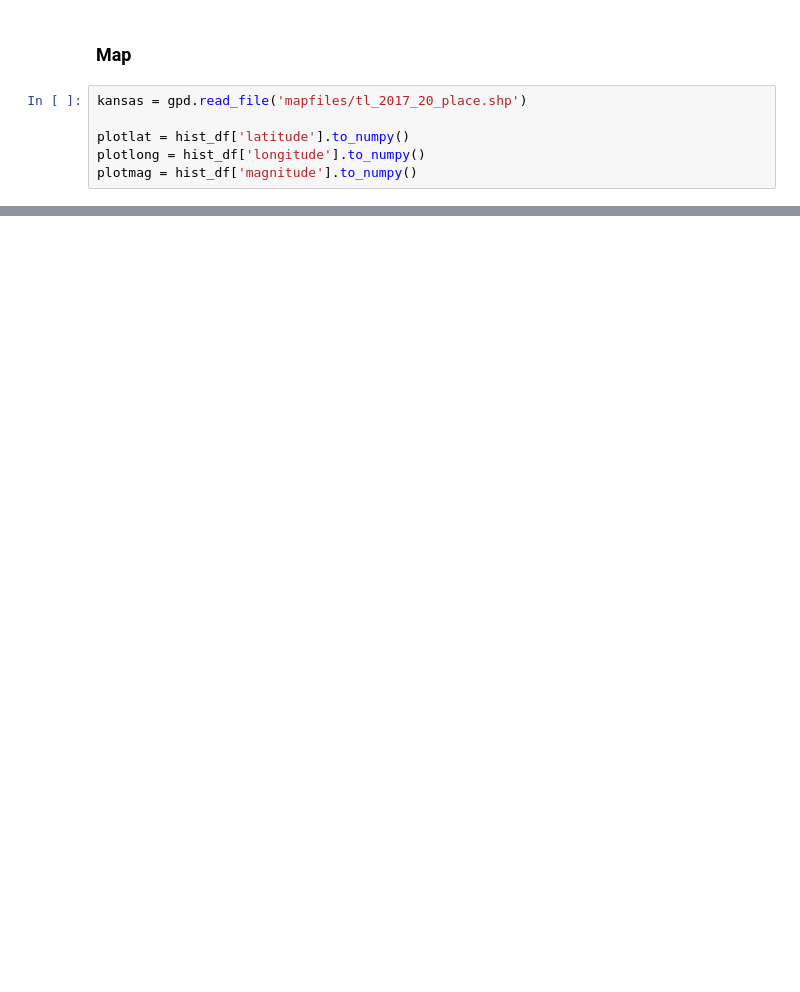
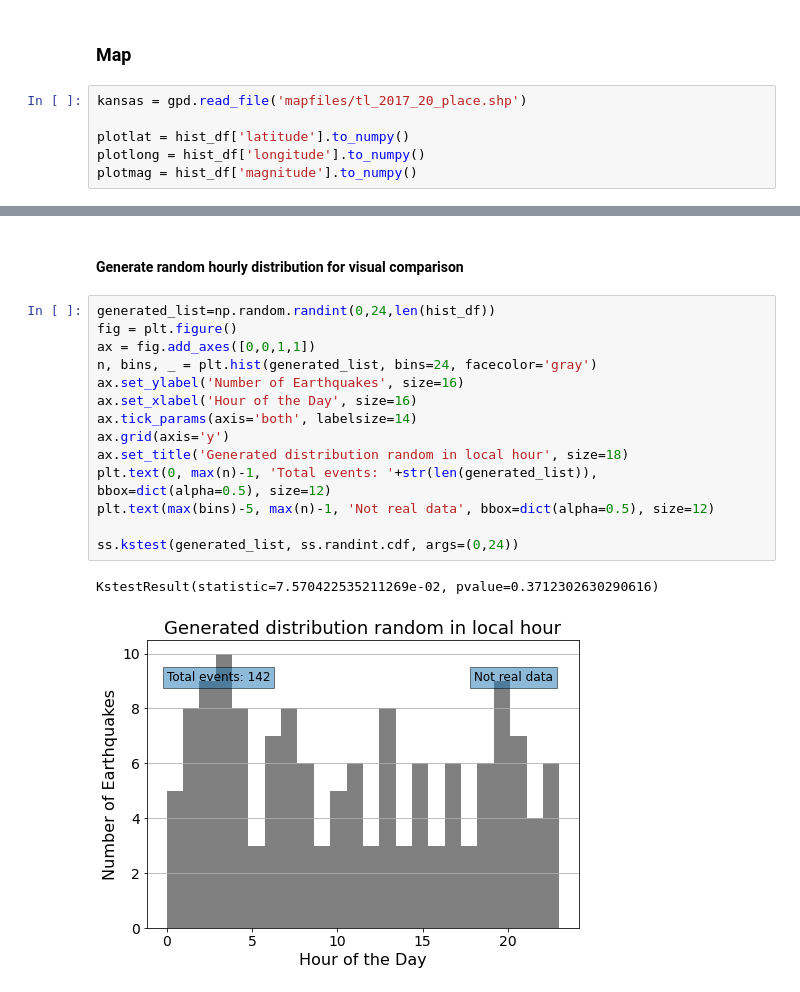
Before and after one commit to peterwbryant/earthquake-info, a Jupyter notebook: earthquakePlot.ipynb, the cells around one changed output, grey strips where cells are left out. Saved outputs shown, nothing was run; the diff lists cells and outputs as text; blank space fills up the shorter version.

```diff
--- a/earthquakePlot.ipynb
+++ b/earthquakePlot.ipynb
@@ -92,0 +140,19 @@ Text(535000.0, 610000.0, 'Lindsborg')
+# %% [markdown]
+#### Generate random hourly distribution for visual comparison
+# %%
+generated_list=np.random.randint(0,24,len(hist_df))
+fig = plt.figure()
+ax = fig.add_axes([0,0,1,1])
+n, bins, _ = plt.hist(generated_list, bins=24, facecolor='gray')
+ax.set_ylabel('Number of Earthquakes', size=16)
+ax.set_xlabel('Hour of the Day', size=16)
+ax.tick_params(axis='both', labelsize=14)
+ax.grid(axis='y')
+ax.set_title('Generated distribution random in local hour', size=18)
+plt.text(0, max(n)-1, 'Total events: '+str(len(generated_list)), bbox=dict(alpha=0.5), size=12)
+plt.text(max(bins)-5, max(n)-1, 'Not real data', bbox=dict(alpha=0.5), size=12)
+
+ss.kstest(generated_list, ss.randint.cdf, args=(0,24))
+# %% [output]
+KstestResult(statistic=7.570422535211269e-02, pvalue=0.3712302630290616)
+[figure, added]
```
Also changed, not shown: parts of 16 cells of this notebook.
